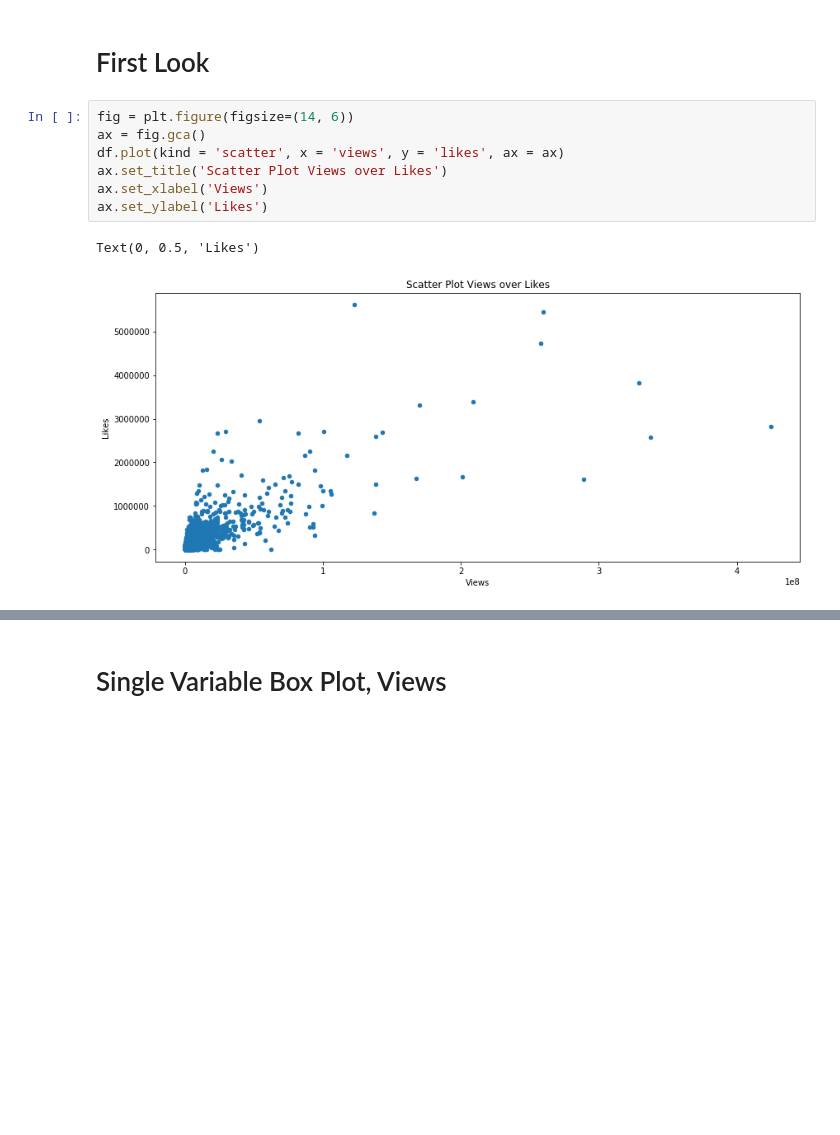
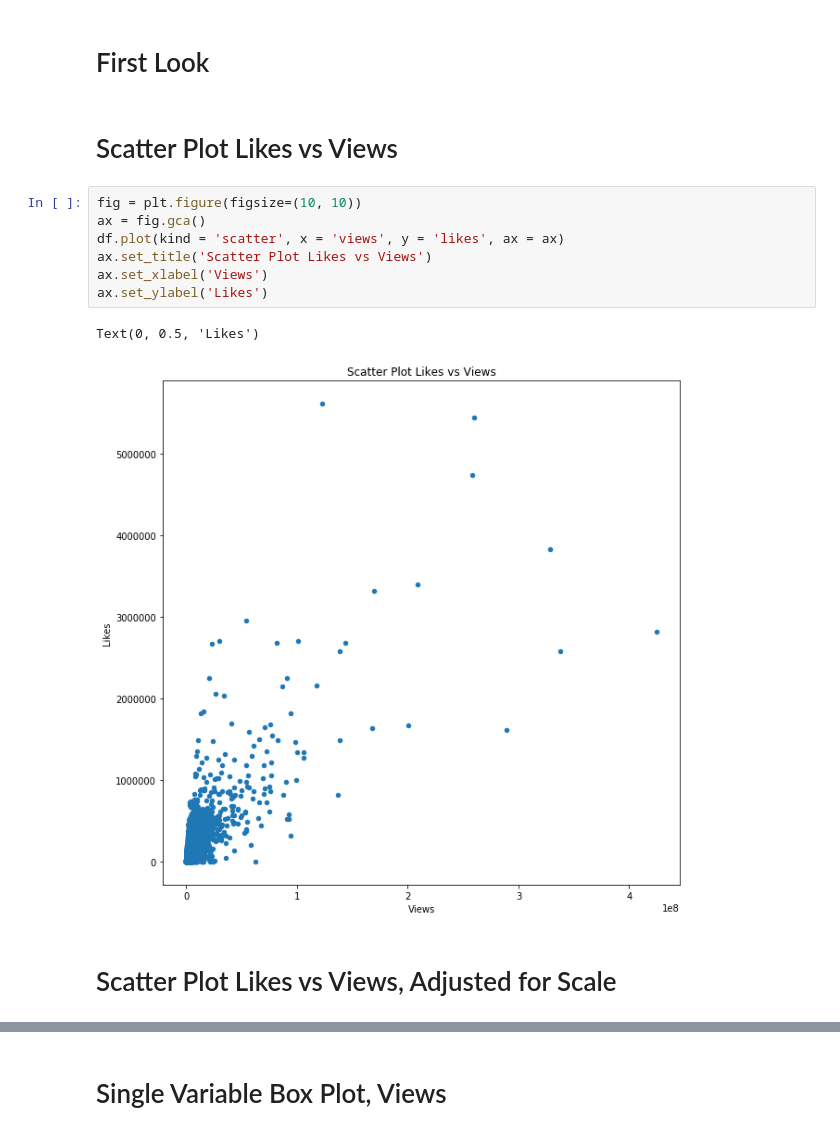
Before and after one commit to VadimAcosta/youtube, a Jupyter notebook: youtube.ipynb, the cells around one changed output, grey strips where cells are left out. Drawn from its saved outputs; the diff is of its cells as text; blank space fills up the shorter version.

```diff
--- a/youtube.ipynb
+++ b/youtube.ipynb
@@ -87,13 +87,17 @@ df.describe()
 | max | 44.000000 | 4.245389e+08 | 5.613827e+06 | 1.753274e+06 | 1.228655e+06 |
 # %% [markdown]
 # First Look
+# %% [markdown]
+# Scatter Plot Likes vs Views
 # %%
-fig = plt.figure(figsize=(14, 6))
+fig = plt.figure(figsize=(10, 10))
 ax = fig.gca()
 df.plot(kind = 'scatter', x = 'views', y = 'likes', ax = ax)
-ax.set_title('Scatter Plot Views over Likes')
+ax.set_title('Scatter Plot Likes vs Views')
 ax.set_xlabel('Views')
 ax.set_ylabel('Likes')
 # %% [output]
 Text(0, 0.5, 'Likes')
-[figure, old version]
+[figure, new version]
+# %% [markdown]
+# Scatter Plot Likes vs Views, Adjusted for Scale
```
Also changed, not shown: parts of 35 cells of this notebook.
